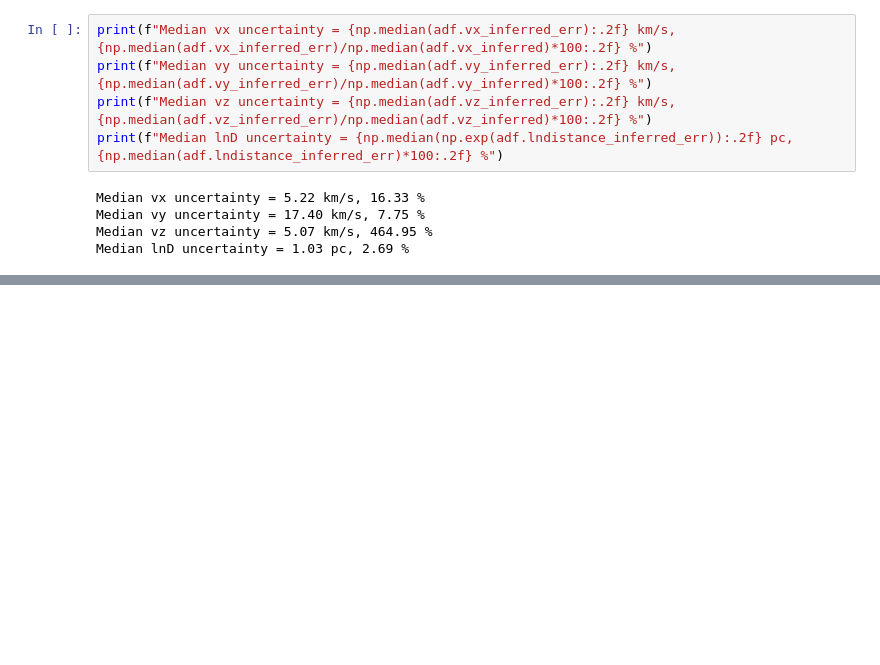
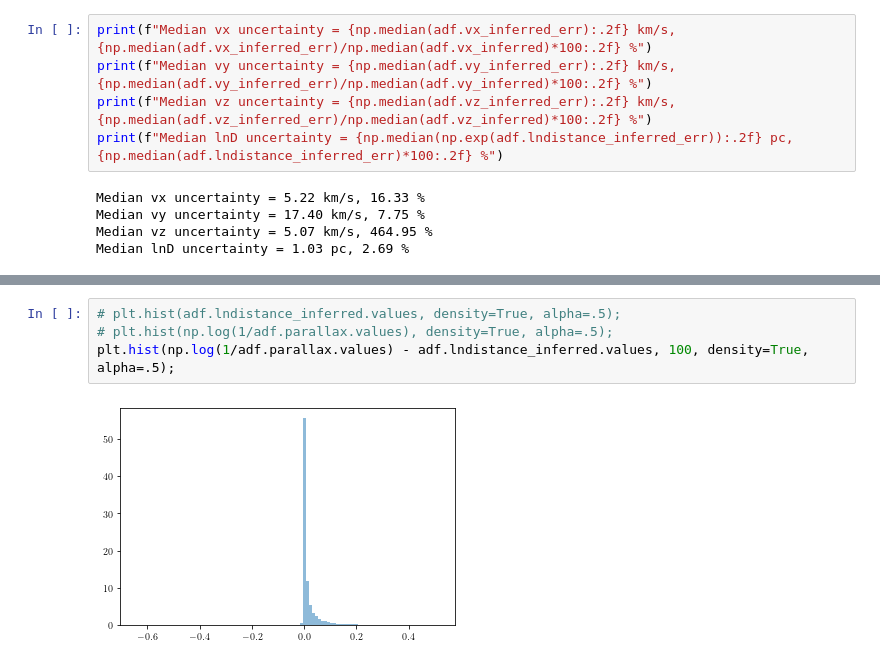
Before and after one commit to RuthAngus/kepler_kinematics, a Jupyter notebook: notebooks/Plot_residuals.ipynb, the cells around one changed output, grey strips where cells are left out. Saved outputs shown, nothing was run; the diff lists cells and outputs as text; blank space fills up the shorter version.

```diff
--- a/notebooks/Plot_residuals.ipynb
+++ b/notebooks/Plot_residuals.ipynb
@@ -161,0 +202,6 @@ Median lnD uncertainty = 1.03 pc, 2.69 %
+# %%
+# plt.hist(adf.lndistance_inferred.values, density=True, alpha=.5);
+# plt.hist(np.log(1/adf.parallax.values), density=True, alpha=.5);
+plt.hist(np.log(1/adf.parallax.values) - adf.lndistance_inferred.values, 100, density=True, alpha=.5);
+# %% [output]
+[figure, added]
```
Also changed, not shown: parts of 9 cells of this notebook, 7 other files.
